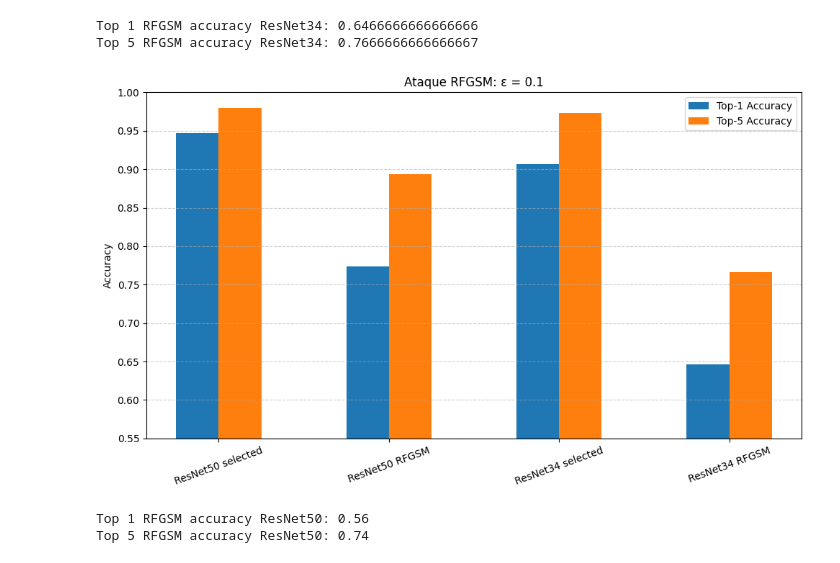
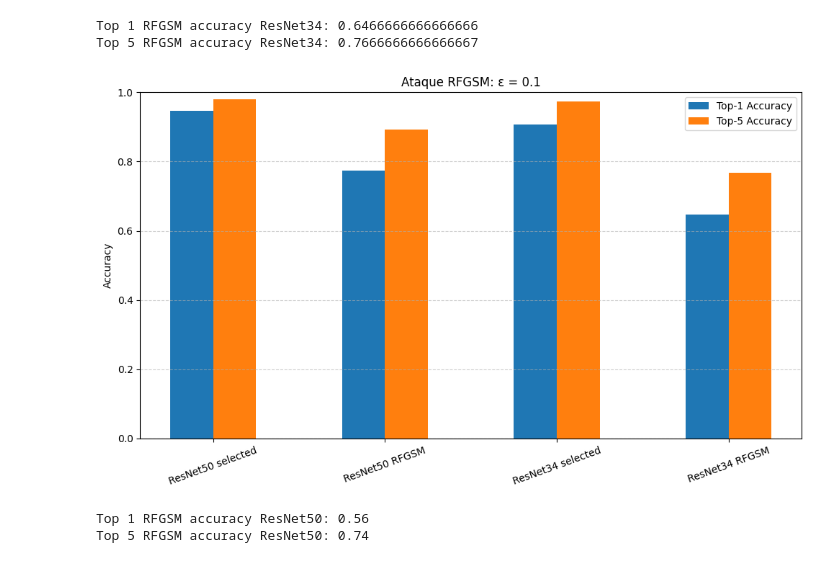
Before and after one commit to SapoPy/Defensa-adversaria-en-redes-neuronales-con-ImageNet, a Jupyter notebook: DesempeñoRFGSM.ipynb, the cells around one changed output. Saved outputs shown, nothing was run; the diff lists cells and outputs as text; code cells hidden in the pictures.

```diff
--- a/DesempeñoRFGSM.ipynb
+++ b/DesempeñoRFGSM.ipynb
@@ -87,25 +88,26 @@ Top 5 RFGSM accuracy ResNet34: 0.7666666666666667
 # %%
 modelos = list(metricas.keys())
 acc_t1 = [metricas[m][0] for m in modelos]
 acc_t5 = [metricas[m][1] for m in modelos]
 
 x = np.arange(len(modelos))
 width = 0.25
 
 plt.figure(figsize=(10, 6))
 plt.bar(x - width/2, acc_t1, width, label='Top-1 Accuracy')
 plt.bar(x + width/2, acc_t5, width, label='Top-5 Accuracy')
 
 plt.xticks(x, modelos, rotation=20)
 plt.ylabel('Accuracy')
 plt.title('Ataque RFGSM: ε = 0.1')
 plt.legend()
-plt.ylim(0.55, 1)
+plt.ylim(0, 1)
 plt.grid(axis='y', linestyle='--', alpha=0.6)
 plt.tight_layout()
+plt.savefig("graficos/Ataques RFGSM epsilon = 0.1.png", dpi=300, transparent=True, bbox_inches="tight")
 plt.show()
 # %% [output]
-[figure, old version]
+[figure, new version]
 # %%
 NOISY_DIR = "RFGSM_out_015"
 noisy_dataset = ImageNet100ValDataset(NOISY_DIR, transform=transform)
```
Also changed, not shown: parts of 2 cells of this notebook, 17 other files.
